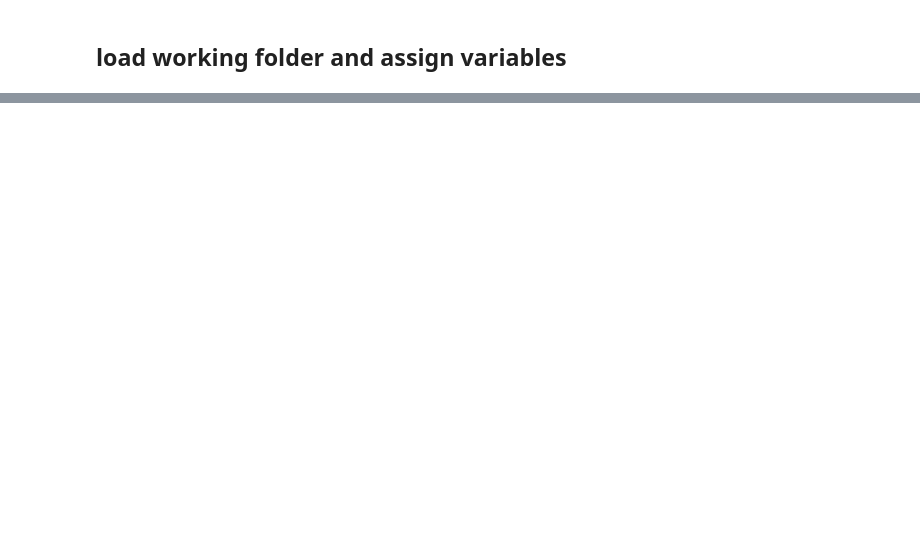
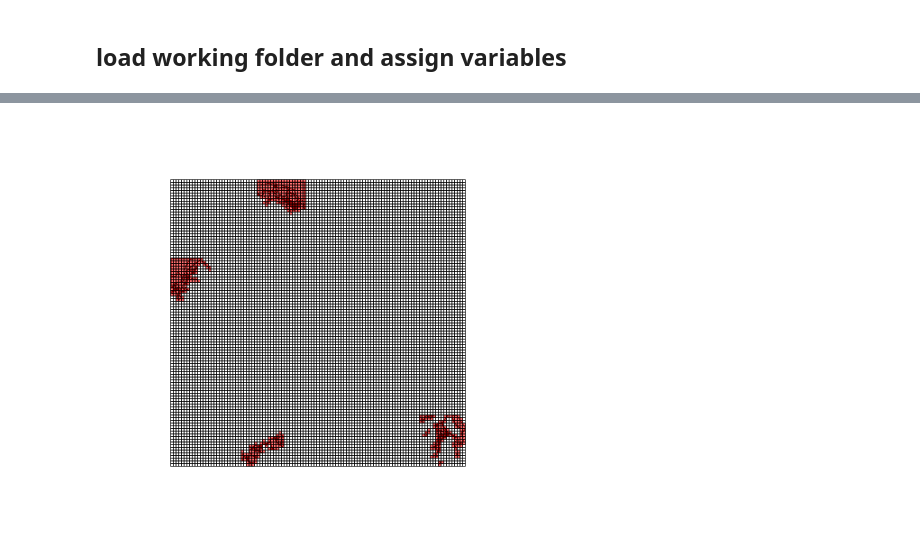
Before and after one commit to MadmanMarble/Planet_U-NET, a Jupyter notebook: AOI_make_grid.ipynb, the cells around one changed output, grey strips where cells are left out. Drawn from its saved outputs; the diff is of its cells as text; code cells hidden in the pictures; blank space fills up the shorter version.

```diff
--- a/AOI_make_grid.ipynb
+++ b/AOI_make_grid.ipynb
@@ -176,0 +388,9 @@ g_intersect %>% plot
+# %%
+g_wetland = st_make_grid(wetland, cellsize = c(384, 384))
+plot(g_wetland)
+plot(st_geometry(wetland), add = TRUE)
+# g[nc] selects cells that intersect with nc:
+plot(g_wetland[wetland], col = '#ff000088', add = TRUE)
+g_wetland_intersect = st_as_sf(g_wetland[wetland])
+# %% [output]
+[figure, added]
```
Also changed, not shown: parts of 31 cells of this notebook.
